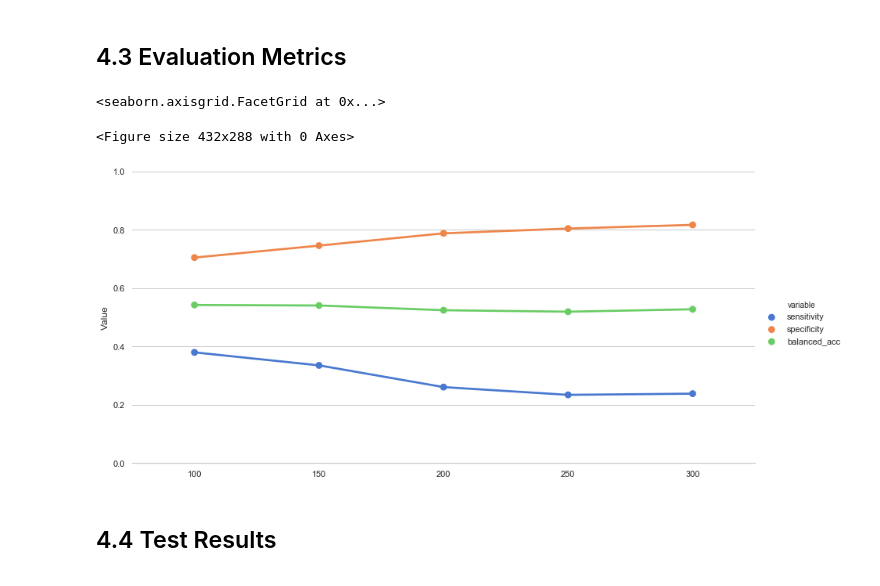
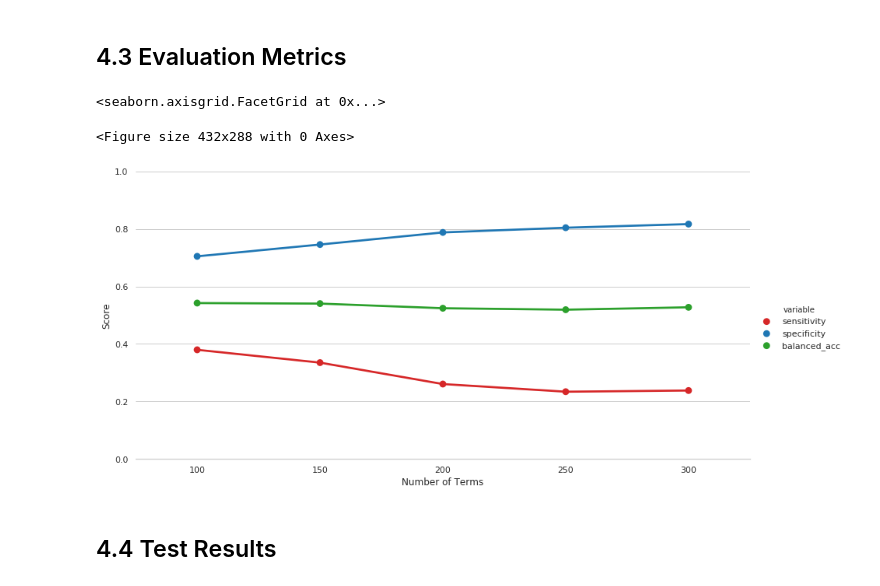
Before and after one commit to gomesluiz/my-doctorate, a Jupyter notebook: projects/long-lived-bug-prediction/notebooks/20191004_long_lived_prediction_rq3_data_analysis.ipynb, the cells around one changed output. Cells and saved outputs as stored; diff of their text form; code cells hidden in the pictures.

```diff
--- a/projects/long-lived-bug-prediction/notebooks/20191004_long_lived_prediction_rq3_data_analysis.ipynb
+++ b/projects/long-lived-bug-prediction/notebooks/20191004_long_lived_prediction_rq3_data_analysis.ipynb
@@ -358,26 +363,25 @@ e2_metrics_data.sort_values('balanced_acc', ascending=False).head()
 # %%
 sns.despine(offset=5)
 sns.set(style="whitegrid")
 e2_metrics_data_melted = e2_metrics_data[['n_term', 'sensitivity', 'specificity', 'balanced_acc']].melt(id_vars=['n_term'])
 g = sns.catplot(data=e2_metrics_data_melted
                 , kind="point"
                 , x="n_term"
                 , y="value"
                 , hue="variable"
-                #, col="balancing"
-                #, row="feature"
                 , saturation=.5
                 , height=6
                 , aspect=2
-                , palette="muted")
-(g.set_axis_labels("", "Value")
-  .set_titles(" Sensitivity: Neural Network")
+                , palette=["tab:red", "tab:blue", "tab:green"]
+                , legend=True)
+(g.set_axis_labels("Number of Terms", "Score")
+  .set_titles(" Balanced Accuracy: Neural Network")
   .set(ylim=(0, 1))
   .despine(left=True))
 # %% [output]
 <seaborn.axisgrid.FacetGrid at 0x...>
 <Figure size 432x288 with 0 Axes>
-[figure, old version]
+[figure, new version]
 # %% [markdown]
 ## 4.4 Test Results
 # %%
```
Also changed, not shown: parts of 4 cells of this notebook, 3 other files.
